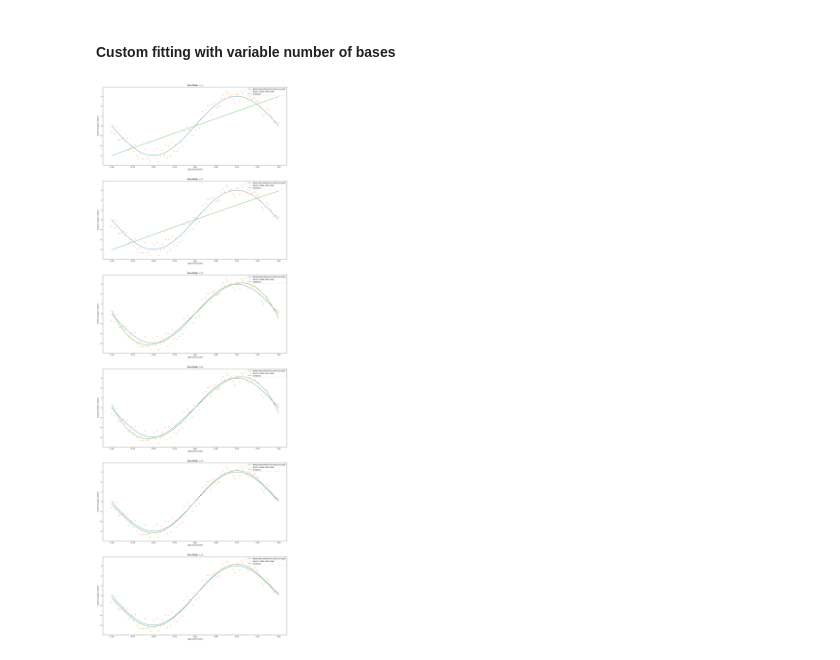
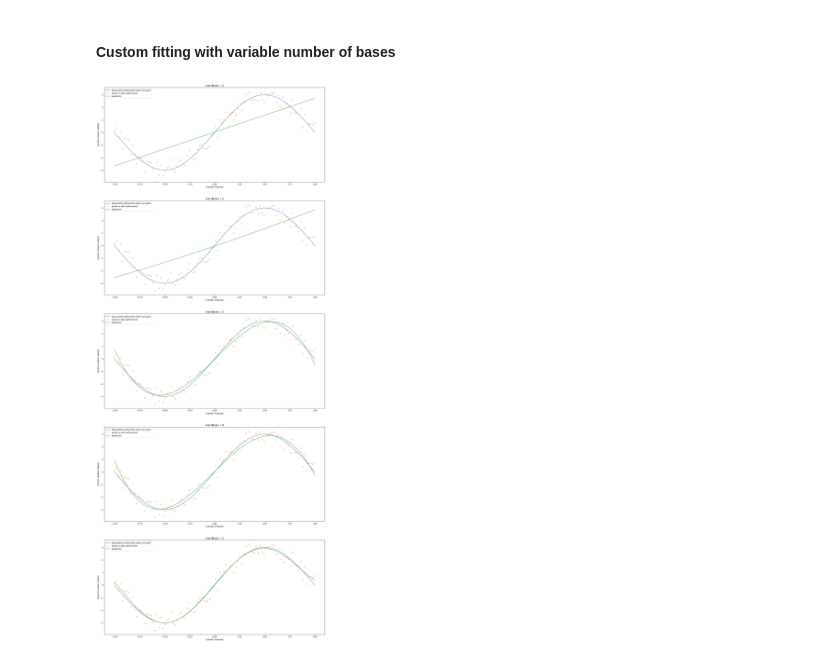
Before and after one commit to MuhannadMojalled/Intro-AI-KAUST-2025, a Jupyter notebook: day_1/day1_Linear_Regression_Basics.ipynb, the cells around one changed output. Cells and saved outputs as stored; diff of their text form; code cells hidden in the pictures.

```diff
--- a/day_1/day1_Linear_Regression_Basics.ipynb
+++ b/day_1/day1_Linear_Regression_Basics.ipynb
@@ -122,7 +138,7 @@ Values calculated by Model: (12.021943709508516, 15.131590338400727)
 # %% [markdown]
 ## Let's now use sklearn to do this
 # %%
-model = LinearRegression(fit_intercept=True)  # Create an instance of the model
+model = LinearRegression()# TODO: create a LinearRegression model (check the documentations if needed)
 model = model.fit(x_points.reshape(-1, 1), y_points)  # fit is used to train the model on the data.
 # %% [markdown]
 **x_points.reshape(-1, 1)**: Sklearn expects input features to be of the shape (m, n) where m is the number of samples and n is the number of features.
@@ -184,41 +200,40 @@ plt.show()
 
 
 min_num_bases = 1
-max_num_bases = 6 # TODO: set the maximum number of bases to consider for polynomial regression
+max_num_bases = 5 # TODO: set the maximum number of bases to consider for polynomial regression
 
 
 assert min_num_bases <= max_num_bases, "min_num_bases must be lesser or equal to max_num_bases. :|"
 
 bases_preds = []
 
 for num_bases in range(min_num_bases, max_num_bases+1):
 
-  A = [x_points**i for i in range(num_bases+1)]
+  A = [x_points**i for i in range(num_bases+1)]# TODO: create matrix A
   A = np.array(A).T
 
   #  w = (AᵀA)⁻¹Aᵀy
-
-  w = np.linalg.inv(A.T @ A) @ (A.T @ y_points)
-  y_pred = A @ w
+  w = np.linalg.inv(A.T @ A) @ (A.T @ y_points) # TODO: calculate w
+  y_pred = A @ w # TODO: calculate predictions
   bases_preds.append(y_pred)
 
 
 fig, axes = plt.subplots(len(bases_preds), 1, figsize=(20, 10*len(bases_preds)))
 
 for i, (num_bases, preds) in enumerate(zip(range(min_num_bases, max_num_bases+1), bases_preds)):
 
     axes[i].set_title(f'Num Bases = {num_bases}')
 
     # Visualize the results
     axes[i].plot(x_points, y_points_no_noise, label='data points without the noise (our goal)')
     axes[i].plot(x_points, y_points, 'x',     label='points in data (with noise)')
     axes[i].plot(x_points, bases_preds[i],    label='prediction')
 
     axes[i].set_xlabel('X-points (features)')
     axes[i].set_ylabel('Y-points (output / labels)')
 
     axes[i].legend()
 
 plt.show()
 # %% [output]
-[figure, old version]
+[figure, new version]
```
Also changed, not shown: parts of 8 cells of this notebook.
